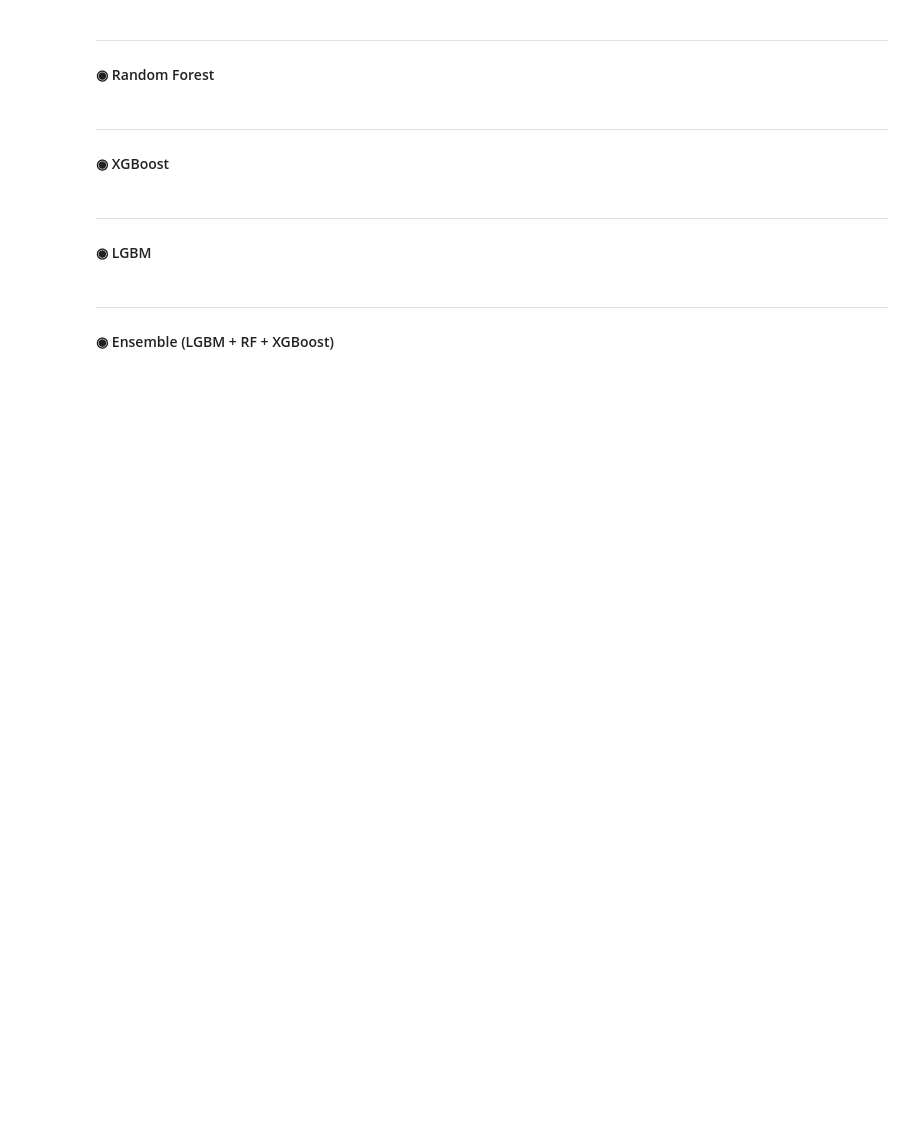
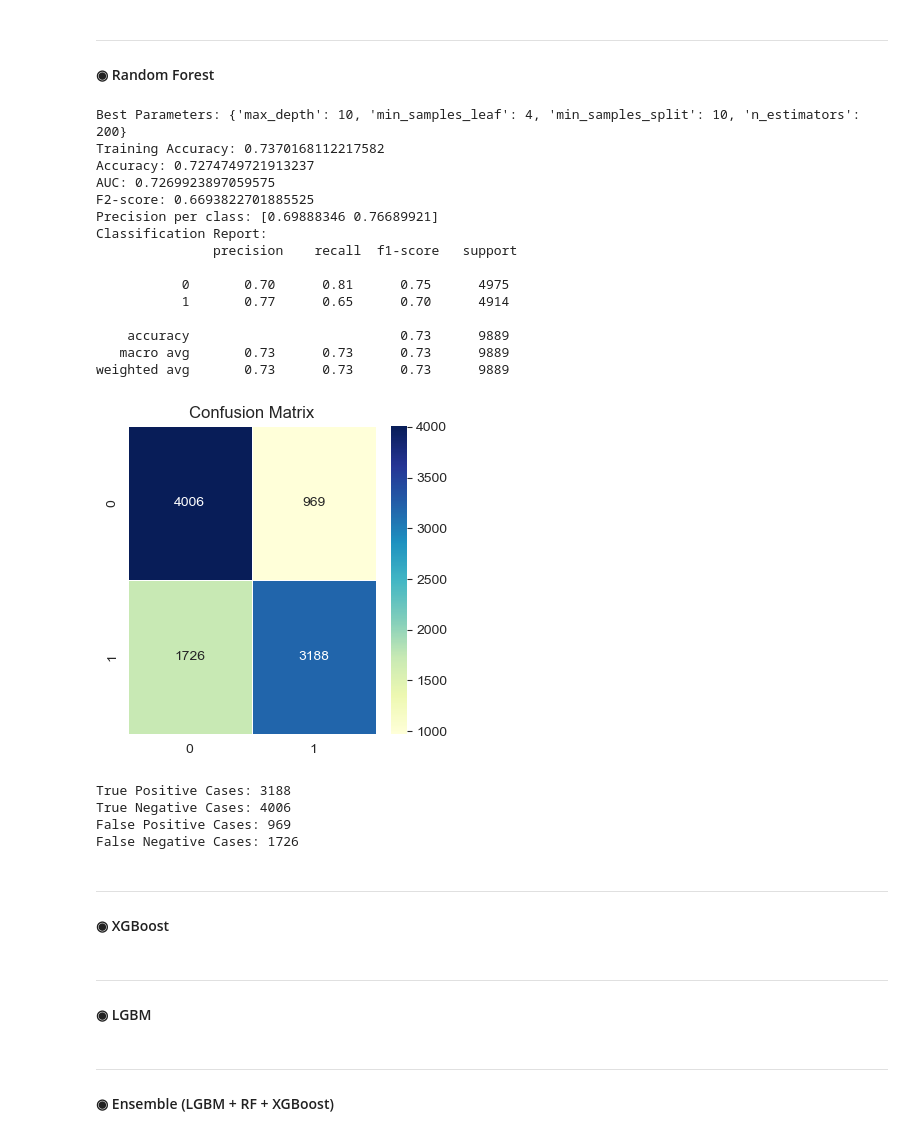
Before and after one commit to MasoudNateghi/CS534, a Jupyter notebook: Project/Project.ipynb, the cells around one changed output. Cells and saved outputs as stored; diff of their text form; code cells hidden in the pictures; blank space fills up the shorter version.

```diff
--- a/Project/Project.ipynb
+++ b/Project/Project.ipynb
@@ -1384,10 +1386,10 @@ model = RandomForestClassifier(random_state=42)
 
 # Define the parameter grid for Grid Search
 param_grid = {
-    'n_estimators': [200, 300],
-    'max_depth': [None, 10, 20, 30],
-    'min_samples_split': [2, 5, 10],
-    'min_samples_leaf': [1, 2, 4]
+    'n_estimators': [200, 300, 350, 400],
+    'max_depth': [None, 10, 20, 30, 40],
+    'min_samples_split': [2, 5, 10, 15],
+    'min_samples_leaf': [1, 2, 4, 6]
 }
 
 # Create Grid Search with cross-validation
@@ -1417,33 +1419,54 @@ testy_pred = best_model.predict(testx)
 # Evaluate the model on the test set
 accuracy = accuracy_score(testy, testy_pred)
 report = classification_report(testy, testy_pred)
 auc = roc_auc_score(testy, testy_pred)
 f2 = fbeta_score(testy, testy_pred, beta=2)
 precision_per_class = precision_score(testy, testy_pred, average=None)
 
 # Additional Metrics
 print("Accuracy:", accuracy)
 print("AUC:", auc)
 print("F2-score:", f2)
 print("Precision per class:", precision_per_class)
 print("Classification Report:\n", report)
 
 # Confusion Matrix Visualization
 plt.rcParams['figure.figsize'] = (4, 4)
 sns.heatmap(confusion_matrix(testy, testy_pred), annot=True, fmt='d', linewidths=.5, cmap="YlGnBu")
 plt.title('Confusion Matrix')
 plt.show()
 
 # True Positive, True Negative, False Positive, False Negative
 tp = confusion_matrix(testy, testy_pred)[1][1]
 tn = confusion_matrix(testy, testy_pred)[0][0]
 fp = confusion_matrix(testy, testy_pred)[0][1]
 fn = confusion_matrix(testy, testy_pred)[1][0]
 
 print('True Positive Cases: {}'.format(tp))
 print('True Negative Cases: {}'.format(tn))
 print('False Positive Cases: {}'.format(fp))
 print('False Negative Cases: {}'.format(fn))
+# %% [output]
+Best Parameters: {'max_depth': 10, 'min_samples_leaf': 4, 'min_samples_split': 10, 'n_estimators': 200}
+Training Accuracy: 0.7370168112217582
+Accuracy: 0.7274749721913237
+AUC: 0.7269923897059575
+F2-score: 0.6693822701885525
+Precision per class: [0.69888346 0.76689921]
+Classification Report:
+               precision    recall  f1-score   support
+
+           0       0.70      0.81      0.75      4975
+           1       0.77      0.65      0.70      4914
+
+    accuracy                           0.73      9889
+   macro avg       0.73      0.73      0.73      9889
+weighted avg       0.73      0.73      0.73      9889
+[figure, added]
+True Positive Cases: 3188
+True Negative Cases: 4006
+False Positive Cases: 969
+False Negative Cases: 1726
 # %% [markdown]
 ---
 #### ◉ XGBoost
```
Also changed, not shown: parts of 4 cells of this notebook.
